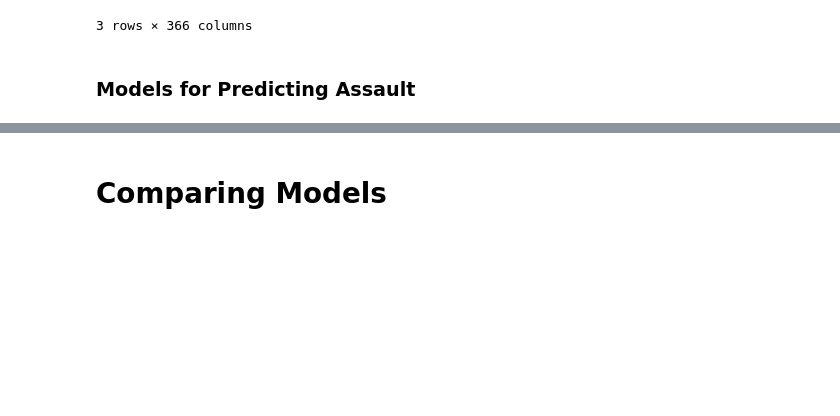
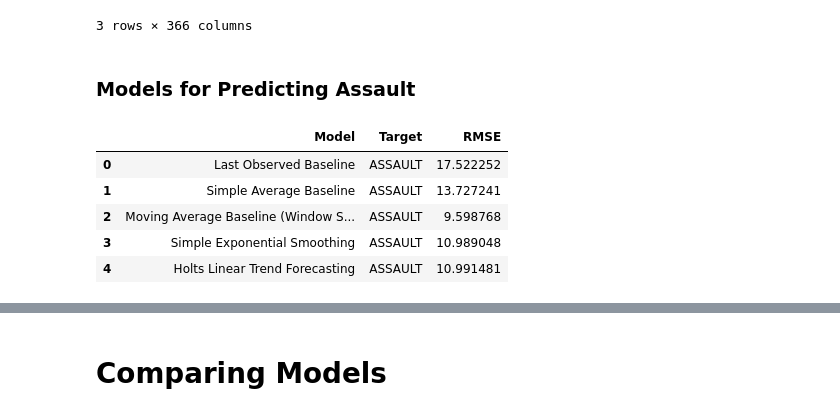
Before and after one commit to JonathanTWare/individual_project, a Jupyter notebook: crime_final_report.ipynb, the cells around one changed output, grey strips where cells are left out. Saved outputs shown, nothing was run; the diff lists cells and outputs as text; code cells hidden in the pictures; blank space fills up the shorter version.

```diff
--- a/crime_final_report.ipynb
+++ b/crime_final_report.ipynb
@@ -218 +225,10 @@ assault_train_df.head(3)
 evaluation_results = m.evaluate_assault_model(assault_train_df)
+# %%
+evaluation_results
+# %% [output]
+|  | Model | Target | RMSE |
+| 0 | Last Observed Baseline | ASSAULT | 17.522252 |
+| 1 | Simple Average Baseline | ASSAULT | 13.727241 |
+| 2 | Moving Average Baseline (Window S... | ASSAULT | 9.598768 |
+| 3 | Simple Exponential Smoothing | ASSAULT | 10.989048 |
+| 4 | Holts Linear Trend Forecasting | ASSAULT | 10.991481 |
```
Also changed, not shown: parts of 39 cells of this notebook, 3 other files.
